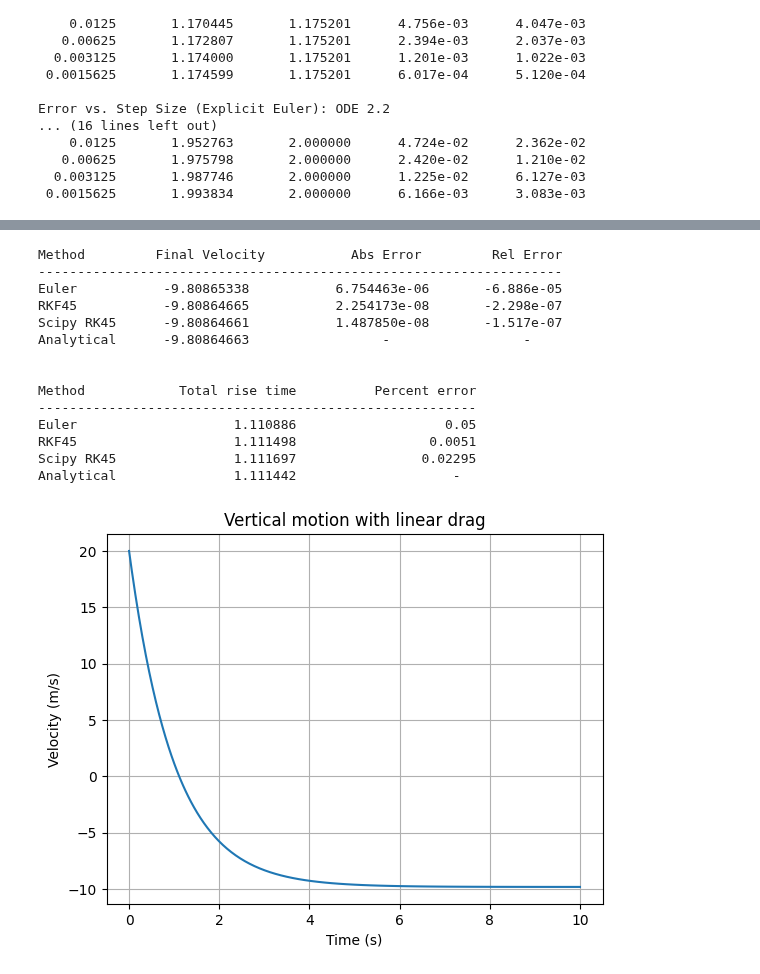
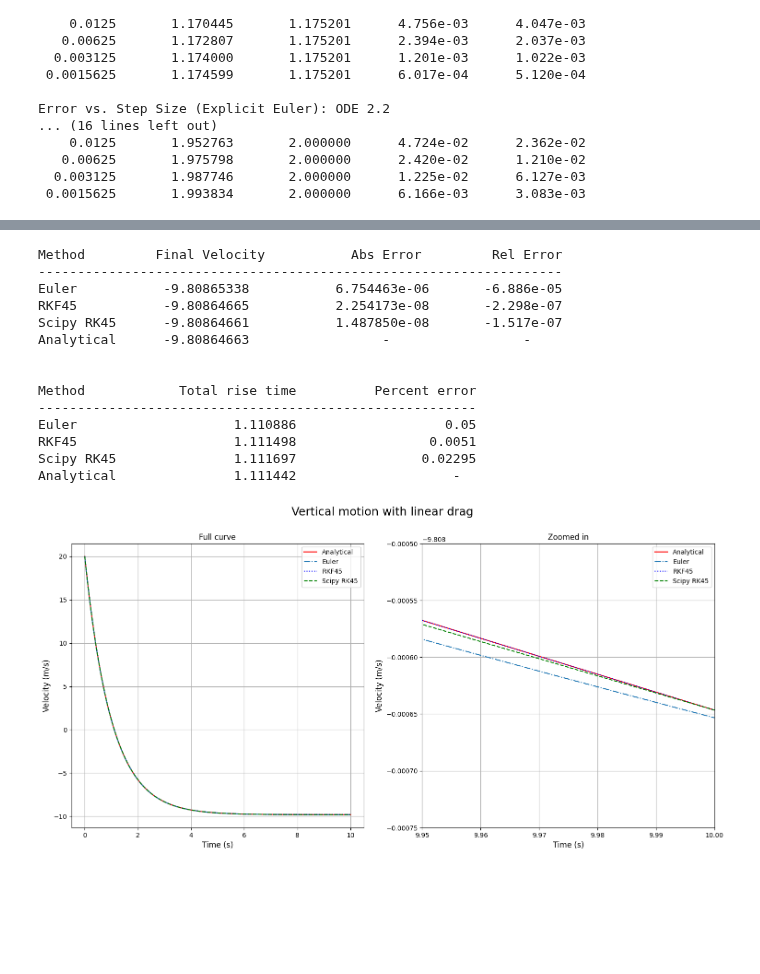
Before and after one commit to hdauphin/PHYS420Fall25, a Jupyter notebook: HW05.ipynb, the cells around one changed output, grey strips where cells are left out. Drawn from its saved outputs; the diff is of its cells as text; code cells hidden in the pictures; blank space fills up the shorter version.

```diff
--- a/HW05.ipynb
+++ b/HW05.ipynb
@@ -476,13 +495,6 @@ T_ballRKF, V_rkf, *others = rkf45(eom, 0, 10, 20)
 scipyBall = solve_ivp(eom, (0,10), [20], method="RK45", rtol=1e-8, atol=1e-10)
 actual_v = v_exact(T_ballRKF, 20)
 
-# --- Plot ---
-fig, ax = plt.subplots()
-ax.set_title("Vertical motion with linear drag")
-ax.set_xlabel("Time (s)")
-ax.set_ylabel("Velocity (m/s)")
-ax.plot(T_ballRKF, actual_v)
-ax.grid(True)
 
 
 # --- Print table ---
@@ -529,31 +541,60 @@ def rise_exact(v0=20.0, m=1.0, b=1.0, g=9.81):
 t_rise_euler = rise_time(T_ballEuler, V_euler)
 t_rise_rkf = rise_time(T_ballRKF, V_rkf)
 t_rise_scipy = rise_time(scipyBall.t, scipyBall.y[0])
 t_rise_exact = rise_exact()
 
 print(f"\n\n{'Method':<15}   {'Total rise time':>15}   {'Percent error':>20}")
 print('-'*56)
 print(f"{"Euler":<15}   {t_rise_euler:>15.7}   {abs(t_rise_euler - t_rise_exact)/t_rise_exact *100 :>20.4}\
       \n{"RKF45":<15}   {t_rise_rkf:>15.7}   {abs(t_rise_rkf - t_rise_exact)/t_rise_exact *100 :>20.4}\
       \n{"Scipy RK45":<15}   {t_rise_scipy:>15.7}   {abs(t_rise_scipy - t_rise_exact)/t_rise_exact *100 :>20.4}\
       \n{"Analytical":<15}   {t_rise_exact:>15.7}   {'-':>18.4}\n")
 
 
 
+# --- Plot ---
+fig, ax = plt.subplots(1,2, figsize=(18,8))
+fig.suptitle("Vertical motion with linear drag", fontsize=18)
+
+ax[0].set_title("Full curve")
+ax[0].set_xlabel("Time (s)", fontsize=12)
+ax[0].set_ylabel("Velocity (m/s)", fontsize=12)
+
+ax[0].plot(T_ballRKF, actual_v, 'r', label="Analytical")
+ax[0].plot(T_ballEuler, V_euler, '-.', label="Euler")
+ax[0].plot(T_ballRKF, V_rkf, 'b:', label="RKF45")
+ax[0].plot(scipyBall.t, scipyBall.y[0], 'g--', label="Scipy RK45")
+ax[0].legend()
+ax[0].grid(True)
+
+ax[1].set_title("Zoomed in")
+ax[1].set_xlabel("Time (s)", fontsize=12)
+ax[1].set_ylabel("Velocity (m/s)", fontsize=12)
+
+ax[1].plot(T_ballRKF, actual_v, 'r', label="Analytical")
+ax[1].plot(T_ballEuler, V_euler, '-.', label="Euler")
+ax[1].plot(T_ballRKF, V_rkf, 'b:', label="RKF45")
+ax[1].plot(scipyBall.t, scipyBall.y[0], 'g--', label="Scipy RK45")
+ax[1].set_xbound(9.95,10)
+ax[1].set_ybound(-9.80875, -9.8085)
+ax[1].legend()
+ax[1].grid(True)
+
+
 plt.show()
 # %% [output]
 Method         Final Velocity           Abs Error         Rel Error
 -------------------------------------------------------------------
 Euler           -9.80865338           6.754463e-06       -6.886e-05
 RKF45           -9.80864665           2.254173e-08       -2.298e-07
 Scipy RK45      -9.80864661           1.487850e-08       -1.517e-07
 Analytical      -9.80864663                 -                 -
 
 
 Method            Total rise time          Percent error
 --------------------------------------------------------
 Euler                    1.110886                   0.05
 RKF45                    1.111498                 0.0051
 Scipy RK45               1.111697                0.02295
 Analytical               1.111442                    -
-[figure, old version]
+[figure, new version]
```
Also changed, not shown: parts of 3 cells of this notebook.
